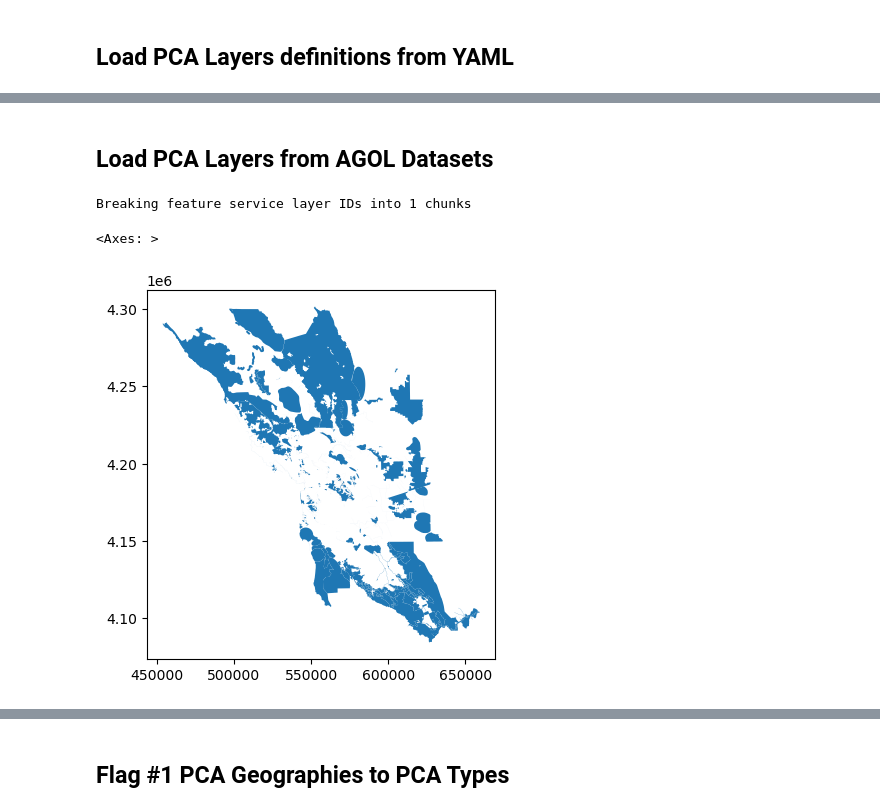
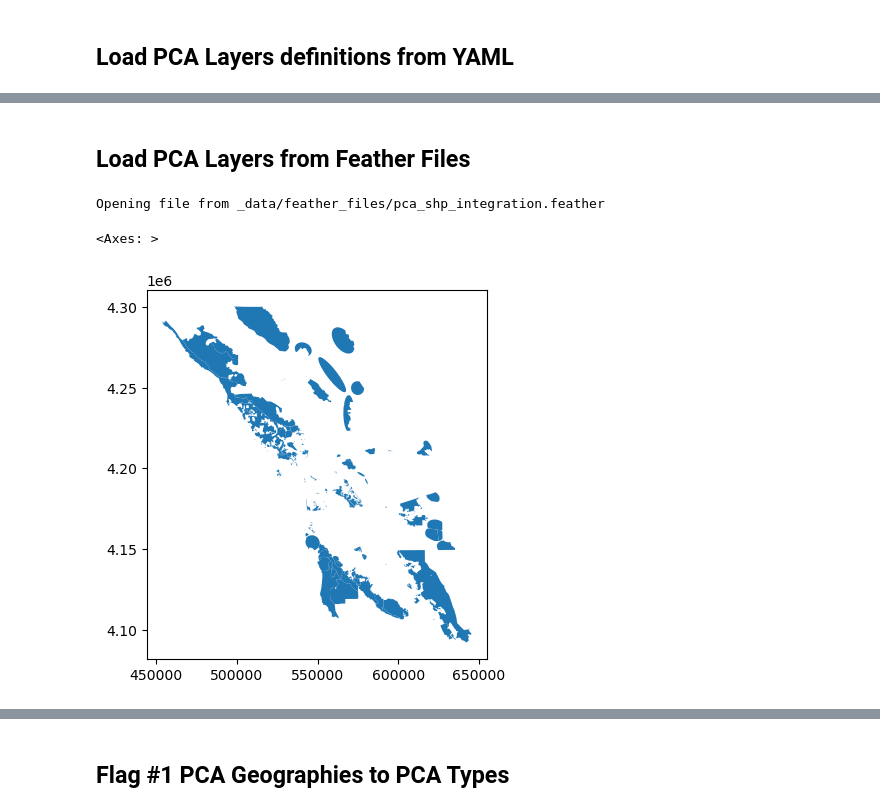
Before and after one commit to BayAreaMetro/PCA-Refresh, a Jupyter notebook: 2_pca_flags.ipynb, the cells around one changed output, grey strips where cells are left out. Cells and saved outputs as stored; diff of their text form; code cells hidden in the pictures.

```diff
--- a/2_pca_flags.ipynb
+++ b/2_pca_flags.ipynb
@@ -156,19 +37,16 @@ print(ugb)
 # %% [markdown]
-## Load PCA Layers from AGOL Datasets
+## Load PCA Layers from Feather Files
-# %%
-## Load PCA Geographies
-## Pull GeoTable from AGOL as GeoDataframe
-pca_geo['data_load'] = pull_geotable_agol(pca_geo['url'], client=client)
-
-pca_geo['data'] = pca_geo['data_load'].copy()
-pca_geo['data'].reset_index(drop=True, inplace=True)
-pca_geo['data']['gdf_id'] = 1 + pca_geo['data'].index
-
-pca_geo['data'].plot()
-# %% [output]
-Breaking feature service layer IDs into 1 chunks
-<Axes: >
-[figure, removed]
+# %%
+## Load PCA Geographies from Feather file
+pca_geo['data_load'] = open_feather(pca_geo['filename'])
+## Process PCA Geographies
+process_data_load(pca_geo)
+
+pca_geo['data'].plot()
+# %% [output]
+Opening file from _data/feather_files/pca_shp_integration.feather
+<Axes: >
+[figure, added]
 # %%
 ## Load PCA types
 for i in pca_types.keys():
```
Also changed, not shown: parts of 29 cells of this notebook.
